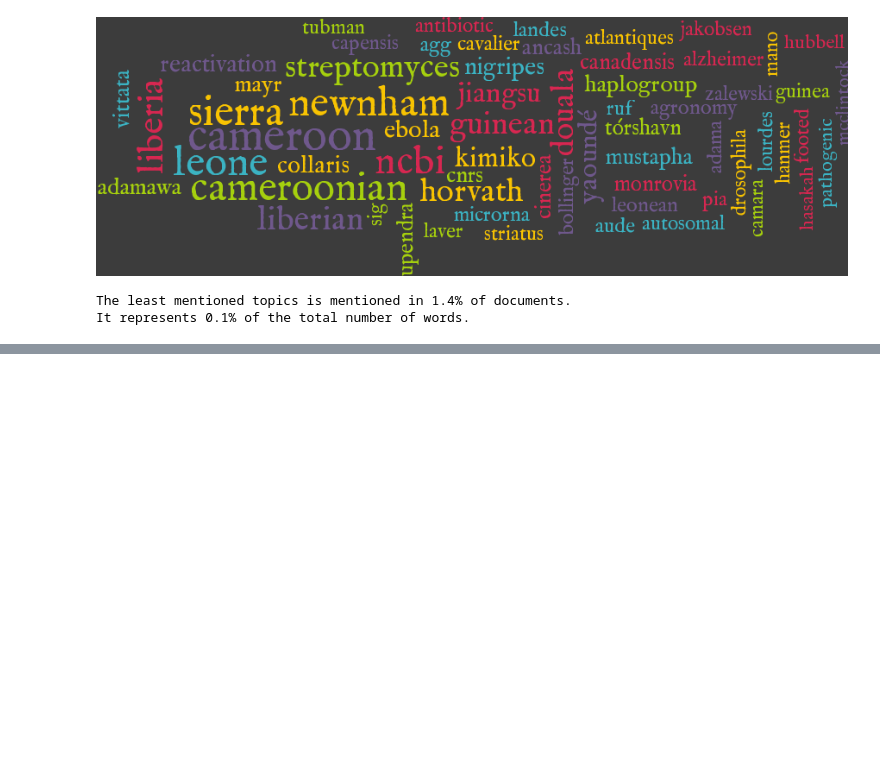
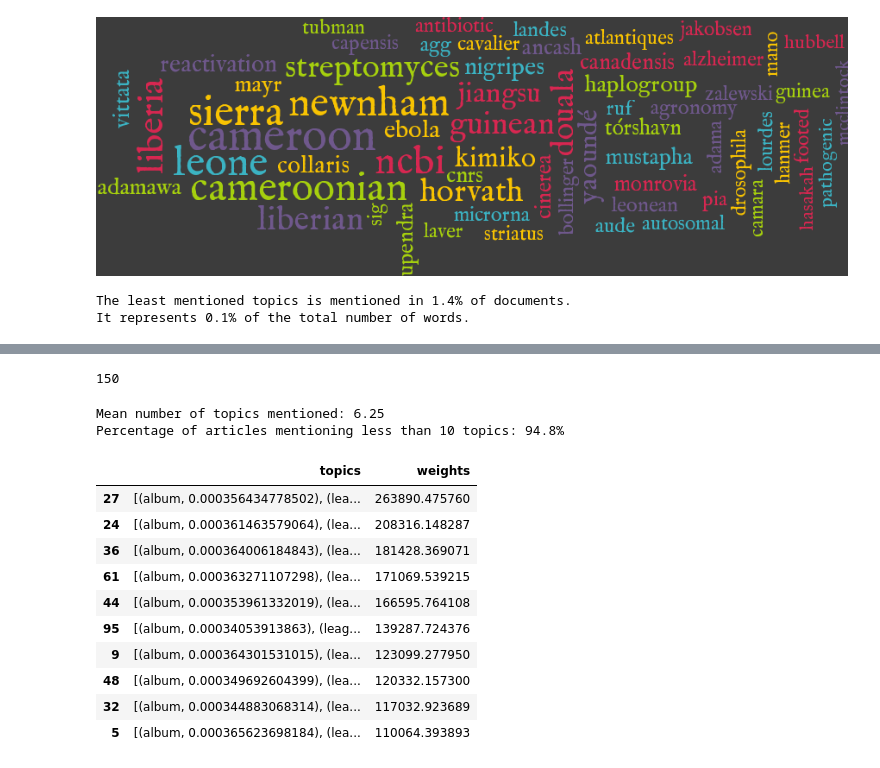
Before and after one commit to WhitneyOnTheWeb/JupyterNotebooks, a Jupyter notebook: Machine Learning/MachineLearningWithPythonCh4.ipynb, the cells around one changed output, grey strips where cells are left out. Saved outputs shown, nothing was run; the diff lists cells and outputs as text; code cells hidden in the pictures; blank space fills up the shorter version.

```diff
--- a/Machine Learning/MachineLearningWithPythonCh4.ipynb
+++ b/Machine Learning/MachineLearningWithPythonCh4.ipynb
@@ -593,0 +618,58 @@ After this project, we truly have the best words.
+# %%
+len(hdp_wiki_model.get_topics())
+# %% [output]
+150
+# %%
+# Slightly different means of getting number of topics, so pulled this function out of the class
+
+#wiki_hdptopicx = np.zeros((len(wiki_corpus)
+#                         , len(hdp_wiki_model.get_topics())))
+#for di, doc in enumerate(wiki_corpus):
+#    for ti, v in hdp_wiki_model[doc]:
+#        wiki_hdptopicx[di, ti] += v
+
+#with bz2.BZ2File('{0}_hdptopics.pkl.bz2'.format(name), 'wb') as f:
+#    pkl.dump(wiki_topicx, f)
+
+with bz2.open('{0}_hdptopics.pkl.bz2'.format(name), 'rb') as f:
+        wiki_hdptopicx = pkl.load(f)
+# %%
+# Compute the number of topics mentioned in each article
+lenshpd = (wiki_hdptopicx.topics > 0).sum(axis=1)
+
+print('Mean number of topics mentioned: {0:.3}'.format(np.mean(lenshpd)))
+print('Percentage of articles mentioning less than 10 topics: {0:.1%}'.format(np.mean(lenshpd <= 10)))
+
+# Weights are total weight of words within each topic
+weightshdp = wiki_hdptopicx.topics.sum(axis=0)
+
+# Retrieve the most heavily used topic and plot it as a word cloud:
+wiki_words = hdp_wiki_model.show_topic(weightshdp.argmax(), 64)
+
+
+wikihdptopics = []
+df_wikihdptopics = []
+weights_hdplist = weightshdp.tolist()
+
+for weight in weights_hdplist:
+    wikihdptopics.append([(w, f) for w, f in hdp_wiki_model.show_topic(weights_hdplist.index(weight), 64)])
+    df_wikihdptopics.append([[(w, f) for w, f in hdp_wiki_model.show_topic(weights_hdplist.index(weight), 64)], weight])
+
+# Sclice of Wiki Topic Weights
+df_wikihdptopics = pd.DataFrame(df_wikihdptopics, columns=('topics', 'weights'))
+df_wikihdptopics = df_wikihdptopics.sort_values(by='weights', ascending=False)
+df_wikihdptopics[:10]
+# %% [output]
+Mean number of topics mentioned: 6.25
+Percentage of articles mentioning less than 10 topics: 94.8%
+|  | topics | weights |
+| 27 | [(album, 0.000356434778502), (lea... | 263890.475760 |
+| 24 | [(album, 0.000361463579064), (lea... | 208316.148287 |
+| 36 | [(album, 0.000364006184843), (lea... | 181428.369071 |
+| 61 | [(album, 0.000363271107298), (lea... | 171069.539215 |
+| 44 | [(album, 0.000353961332019), (lea... | 166595.764108 |
+| 95 | [(album, 0.00034053913863), (leag... | 139287.724376 |
+| 9 | [(album, 0.000364301531015), (lea... | 123099.277950 |
+| 48 | [(album, 0.000349692604399), (lea... | 120332.157300 |
+| 32 | [(album, 0.000344883068314), (lea... | 117032.923689 |
+| 5 | [(album, 0.000365623698184), (lea... | 110064.393893 |
```
Also changed, not shown: parts of 8 cells of this notebook.
